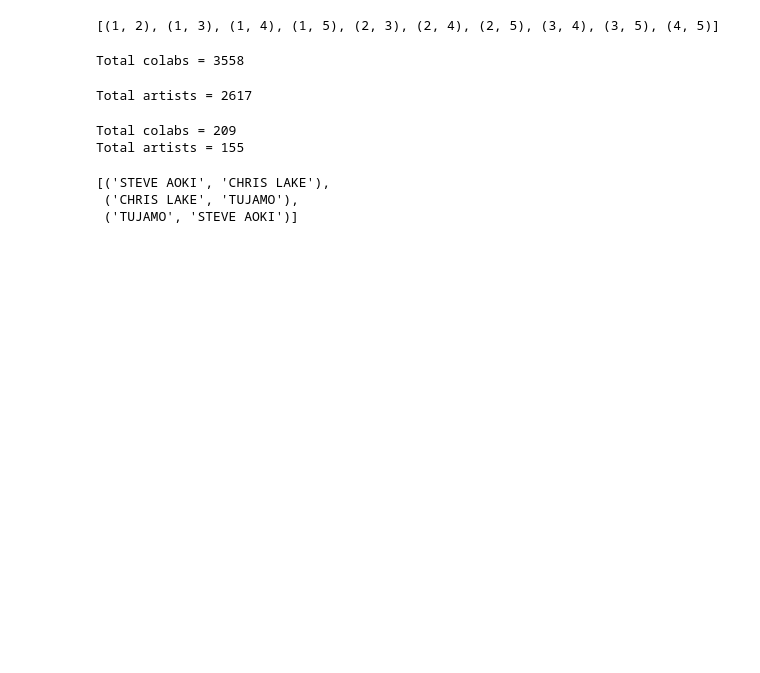
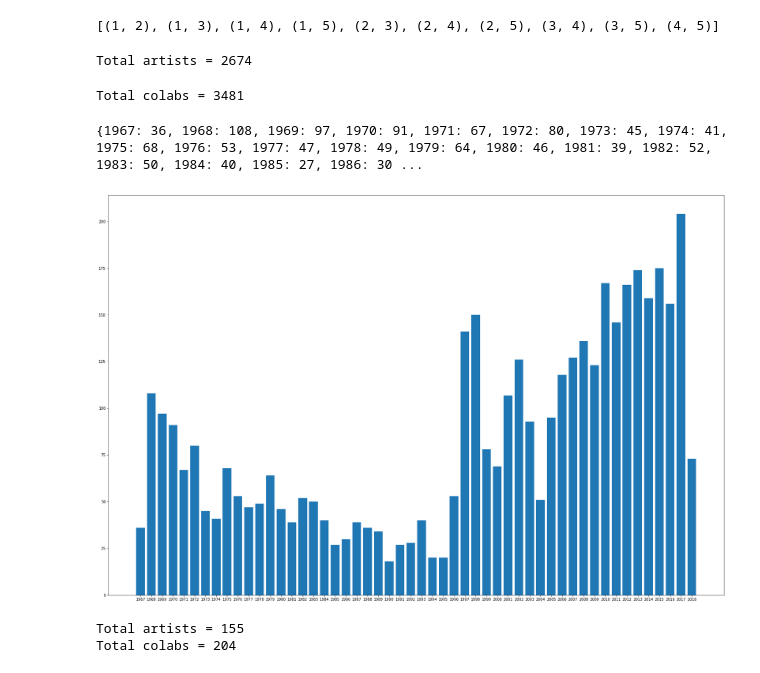
Before and after one commit to sunil07t/Exploring-Collaborations-in-the-Billboard-Charts, a Jupyter notebook: chart_analysis.ipynb, the cells around one changed output. Cells and saved outputs as stored; diff of their text form; code cells hidden in the pictures; blank space fills up the shorter version.

Commit message:
removed lil dups and made changes to find largest cycle

```diff
--- a/chart_analysis.ipynb
+++ b/chart_analysis.ipynb
@@ -81,7 +94,7 @@ print song_artist_combi(lst)
 [(1, 2), (1, 3), (1, 4), (1, 5), (2, 3), (2, 4), (2, 5), (3, 4), (3, 5), (4, 5)]
 # %%
 artists_separated = separate_artists(all_artists)
-#print artists_separated
+artists_separated = remove_dup_lil(artists_separated)
 # %%
 def generate_edges(artists_separated):
     edges_list = []
@@ -89,12 +102,9 @@ def generate_edges(artists_separated):
         edges_list.append(song_artist_combi(colab))
     edges_tuples = [item for sublist in edges_list for item in sublist if type(item) == tuple]
     edges_set = set(edges_tuples)
-    print "Total colabs =", len(edges_set)
     return list(edges_set)
 
 edges = generate_edges(artists_separated)
-# %% [output]
-Total colabs = 3558
 # %%
 def generate_nodes(edges):
     nodes_set = set()
@@ -102,9 +112,10 @@ def generate_nodes(edges):
         for artist in colab:
             nodes_set.add(artist)
     nodes = list(nodes_set)
-    print "Total artists =", len(nodes)
     return nodes
 
 nodes = generate_nodes(edges)
+#nodes = remove_dup_lil(nodes)
+print "Total artists =", len(nodes)
 # %% [output]
-Total artists = 2617
+Total artists = 2674
@@ -111,18 +125,23 @@ Total artists = 2617
 # %%
-def generate_graph(nodes, edges, name):
-    %%opts Graph [width=1000 height=800]
+def generate_graph(nodes, edges):
     G = nx.Graph()
     G.add_nodes_from(nodes)
     G.add_edges_from(edges)
+    return G
+
+def render_graph(G, name):
+    %%opts Graph [width=1000 height=800]
     graph = hv.Graph.from_networkx(G, nx.spring_layout, scale=2, center=(0,0))
-
     renderer = hv.renderer('bokeh')
-
     # Using renderer save
     renderer.save(graph, name)
     webbrowser.open('file://' + os.path.realpath(name + '.html'))
 
-generate_graph(nodes,edges,'graph')
+graph = generate_graph(nodes,edges)
+print "Total colabs =", graph.number_of_edges()
+render_graph(graph, 'graph')
+# %% [output]
+Total colabs = 3481
 # %%
 year = []
 
@@ -131,21 +150,36 @@ for y in df['Date']:
 
 df['Year'] = year
 
-colabs_in_2017 = df[df['Year']=='2017']['Arists']
+colabs_by_year = {}
+for date in range(1967, 2019):
+    artists_in_year = df[df['Year']== str(date)]['Arists']
+    year_artists_separated = separate_artists(artists_in_year)
+    year_edges = generate_edges(year_artists_separated)
+    year_nodes = generate_nodes(year_edges)
+    year_graph = generate_graph(year_nodes, year_edges)
+    colabs_by_year[date] = year_graph.number_of_edges()
+
+print colabs_by_year
+# %% [output]
+{1967: 36, 1968: 108, 1969: 97, 1970: 91, 1971: 67, 1972: 80, 1973: 45, 1974: 41, 1975: 68, 1976: 53, 1977: 47, 1978: 49, 1979: 64, 1980: 46, 1981: 39, 1982: 52, 1983: 50, 1984: 40, 1985: 27, 1986: 30 ...
+# %%
+plt.rcParams["figure.figsize"] = 30, 20
+plt.rcParams["xtick.labelsize"] = 10
+plt.bar(range(len(colabs_by_year)), colabs_by_year.values(), align='center')
+plt.xticks(range(len(colabs_by_year)), colabs_by_year.keys())
+plt.savefig('colabs_by_year.png')
+plt.show()
+# %% [output]
+[figure, added]
 # %%
+colabs_in_2017 = df[df['Year']== '2017']['Arists']
 artists_2017_separated = separate_artists(colabs_in_2017)
 edges_2017 = generate_edges(artists_2017_separated)
 nodes_2017 = generate_nodes(edges_2017)
-generate_graph(nodes_2017, edges_2017, '2017_graph')
+print "Total artists =", len(nodes_2017)
+graph_2017 = generate_graph(nodes_2017, edges_2017)
+print "Total colabs =", graph_2017.number_of_edges()
+render_graph(graph_2017, '2017_graph')
 # %% [output]
-Total colabs = 209
 Total artists = 155
+Total colabs = 204
-# %%
-G = nx.Graph()
-G.add_nodes_from(nodes)
-G.add_edges_from(edges)
-nx.find_cycle(G)
-# %% [output]
-[('STEVE AOKI', 'CHRIS LAKE'),
- ('CHRIS LAKE', 'TUJAMO'),
- ('TUJAMO', 'STEVE AOKI')]
```
Also changed, not shown: parts of 3 cells of this notebook, 6 other files.
